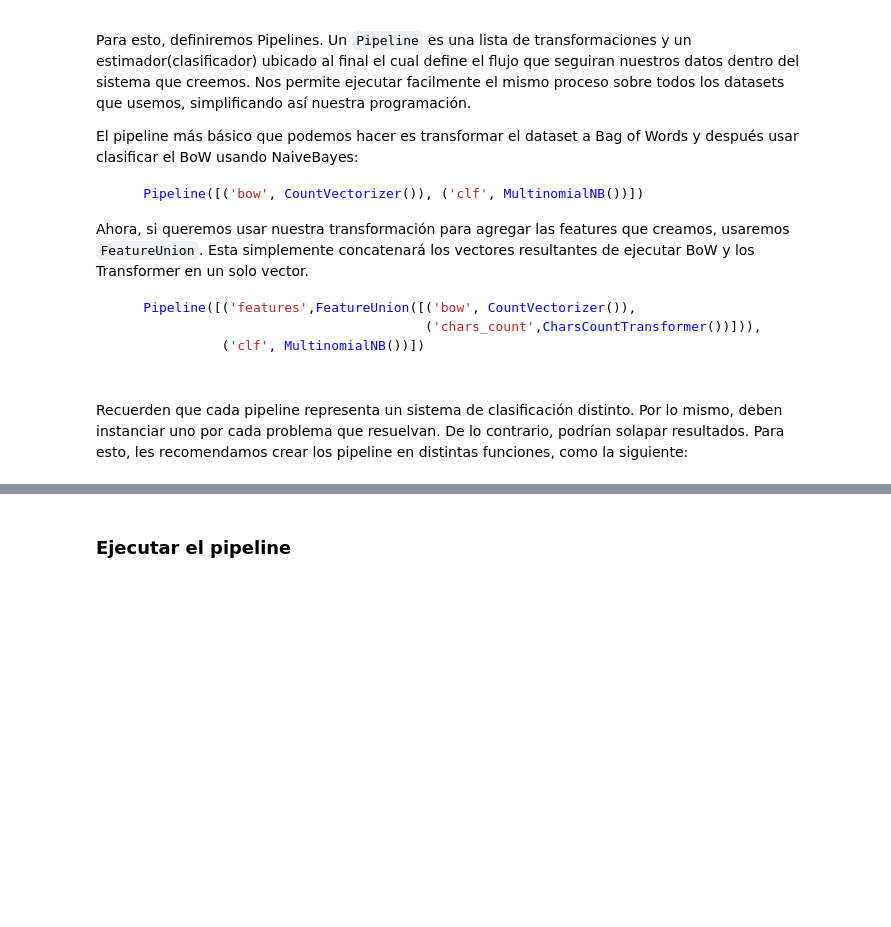
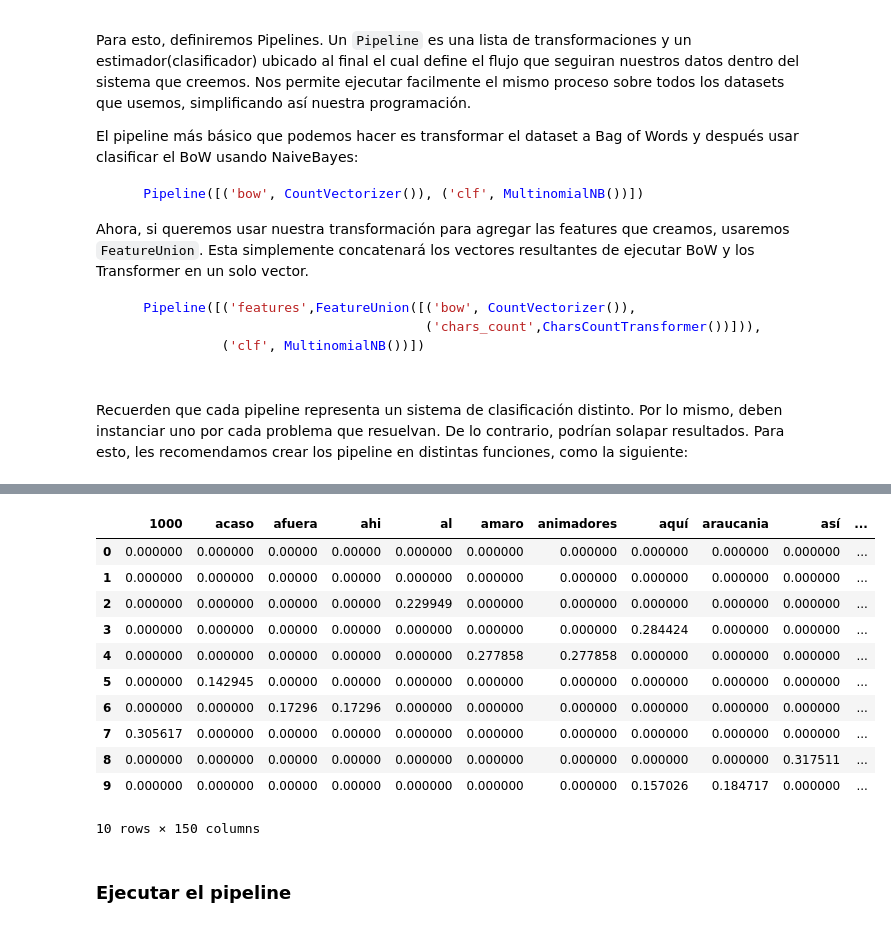
Before and after one commit to ismaelfer/NLP, a Jupyter notebook: Competicion/Assignment_1_Ismael.ipynb, the cells around one changed output, grey strips where cells are left out. Drawn from its saved outputs; the diff is of its cells as text; code cells hidden in the pictures; blank space fills up the shorter version.

```diff
--- a/Competicion/Assignment_1_Ismael.ipynb
+++ b/Competicion/Assignment_1_Ismael.ipynb
@@ -601,0 +443,10 @@ def get_experiment_5_pipeline():
+# %%
+# probamos un ejemplo de extraccion de caracteristicas:
+sample = train.sample(10)["texto"]
+sample_features = TfidfVectorizer().fit_transform(sample)
+#sample_features = CountVectorizer().fit_transform(sample)
+
+
+# Se puede verificar que el conteo de símbolos es consistente con el transformer creado.
+print(f"Textos originales: {sample.iloc[0]}")
+print(f"Features creados: {sample_features[0]}")
@@ -601,0 +471,17 @@ def get_experiment_5_pipeline():
+# %%
+#Imprimimo la matriz sparse de features en formato dataframe:
+TF_IDF_matrix = pd.DataFrame.sparse.from_spmatrix(sample_features, columns=TfidfVectorizer().fit(sample).get_feature_names())
+TF_IDF_matrix
+# %% [output]
+|  | 1000 | acaso | afuera | ahi | al | amaro | animadores | aquí | araucania | así | ... |
+| 0 | 0.000000 | 0.000000 | 0.00000 | 0.00000 | 0.000000 | 0.000000 | 0.000000 | 0.000000 | 0.000000 | 0.000000 | ... |
+| 1 | 0.000000 | 0.000000 | 0.00000 | 0.00000 | 0.000000 | 0.000000 | 0.000000 | 0.000000 | 0.000000 | 0.000000 | ... |
+| 2 | 0.000000 | 0.000000 | 0.00000 | 0.00000 | 0.229949 | 0.000000 | 0.000000 | 0.000000 | 0.000000 | 0.000000 | ... |
+| 3 | 0.000000 | 0.000000 | 0.00000 | 0.00000 | 0.000000 | 0.000000 | 0.000000 | 0.284424 | 0.000000 | 0.000000 | ... |
+| 4 | 0.000000 | 0.000000 | 0.00000 | 0.00000 | 0.000000 | 0.277858 | 0.277858 | 0.000000 | 0.000000 | 0.000000 | ... |
+| 5 | 0.000000 | 0.142945 | 0.00000 | 0.00000 | 0.000000 | 0.000000 | 0.000000 | 0.000000 | 0.000000 | 0.000000 | ... |
+| 6 | 0.000000 | 0.000000 | 0.17296 | 0.17296 | 0.000000 | 0.000000 | 0.000000 | 0.000000 | 0.000000 | 0.000000 | ... |
+| 7 | 0.305617 | 0.000000 | 0.00000 | 0.00000 | 0.000000 | 0.000000 | 0.000000 | 0.000000 | 0.000000 | 0.000000 | ... |
+| 8 | 0.000000 | 0.000000 | 0.00000 | 0.00000 | 0.000000 | 0.000000 | 0.000000 | 0.000000 | 0.000000 | 0.317511 | ... |
+| 9 | 0.000000 | 0.000000 | 0.00000 | 0.00000 | 0.000000 | 0.000000 | 0.000000 | 0.157026 | 0.184717 | 0.000000 | ... |
+10 rows × 150 columns
```
Also changed, not shown: parts of 8 cells of this notebook, 3 other files.
